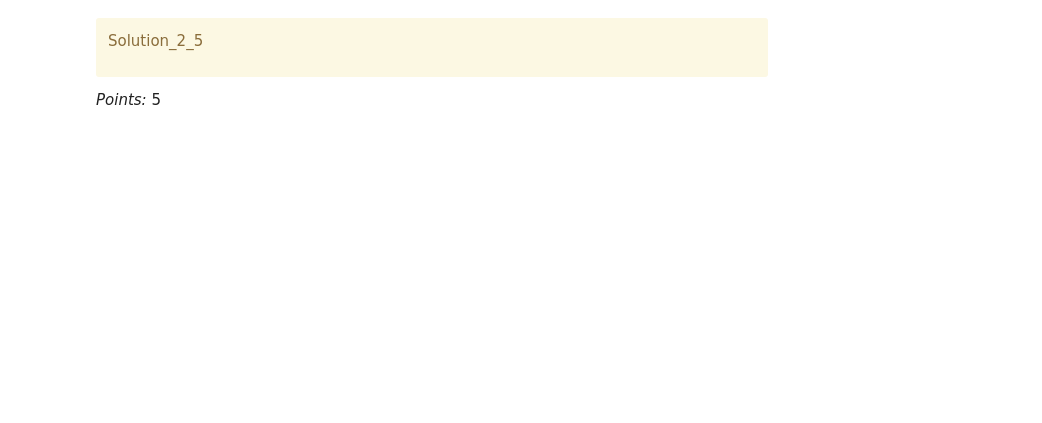
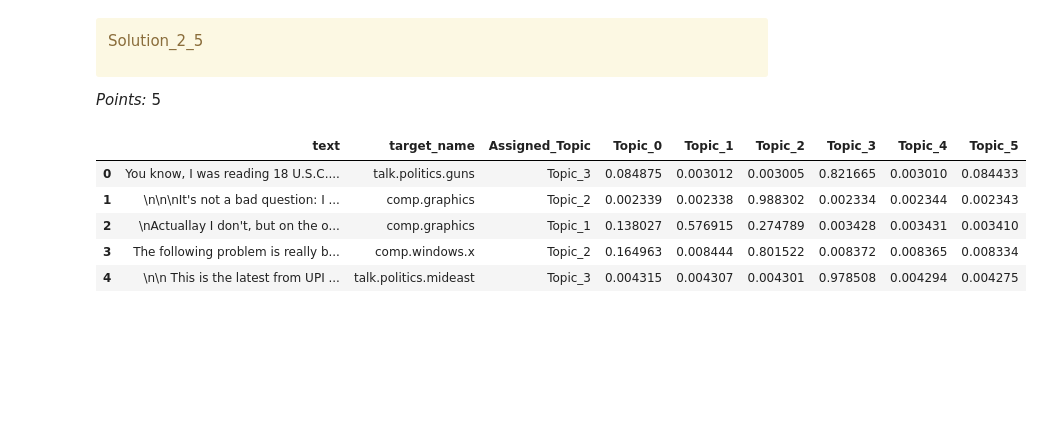
Before and after one commit to HuMangax/cs330_hw7, a Jupyter notebook: hw7.ipynb, the cells around one changed output. Cells and saved outputs as stored; diff of their text form; code cells hidden in the pictures; blank space fills up the shorter version.

```diff
--- a/hw7.ipynb
+++ b/hw7.ipynb
@@ -586,0 +642,10 @@ _Type your answer here, replacing this text._
+# %%
+vec = CountVectorizer(stop_words='english')
+X = vec.fit_transform(df["text_pp"])
+
+n_topics = 6
+lda = LatentDirichletAllocation(
+    n_components=n_topics, learning_method="batch", max_iter=10, random_state=42
+)
+document_topics = lda.fit_transform(X)
+document_topics
@@ -627,6 +783,24 @@ Solution_2_5
 </div>
 
 _Points:_ 5
+# %%
+# Show the topic distribution for the first 5 documents
+import pandas as pd
+
+# document_topics is the output of lda.fit_transform(X)
+df_topic_dist = pd.DataFrame(document_topics, columns=[f"Topic_{i}" for i in range(n_topics)])
+df_doc_topic = pd.concat([df[["text", "target_name"]], df_topic_dist], axis=1)
+
+# Show first 5 documents with their topic distribution and most likely topic
+df_doc_topic["Assigned_Topic"] = df_topic_dist.idxmax(axis=1)
+df_doc_topic[["text", "target_name", "Assigned_Topic"] + list(df_topic_dist.columns)].head(5)
+# %% [output]
+|  | text | target_name | Assigned_Topic | Topic_0 | Topic_1 | Topic_2 | Topic_3 | Topic_4 | Topic_5 |
+| 0 | You know, I was reading 18 U.S.C.... | talk.politics.guns | Topic_3 | 0.084875 | 0.003012 | 0.003005 | 0.821665 | 0.003010 | 0.084433 |
+| 1 | \n\n\nIt's not a bad question: I ... | comp.graphics | Topic_2 | 0.002339 | 0.002338 | 0.988302 | 0.002334 | 0.002344 | 0.002343 |
+| 2 | \nActuallay I don't, but on the o... | comp.graphics | Topic_1 | 0.138027 | 0.576915 | 0.274789 | 0.003428 | 0.003431 | 0.003410 |
+| 3 | The following problem is really b... | comp.windows.x | Topic_2 | 0.164963 | 0.008444 | 0.801522 | 0.008372 | 0.008365 | 0.008334 |
+| 4 | \n\n This is the latest from UPI ... | talk.politics.mideast | Topic_3 | 0.004315 | 0.004307 | 0.004301 | 0.978508 | 0.004294 | 0.004275 |
 # %% [markdown]
 <!-- END QUESTION -->
 
```
Also changed, not shown: parts of 12 cells of this notebook, 1 other file.
